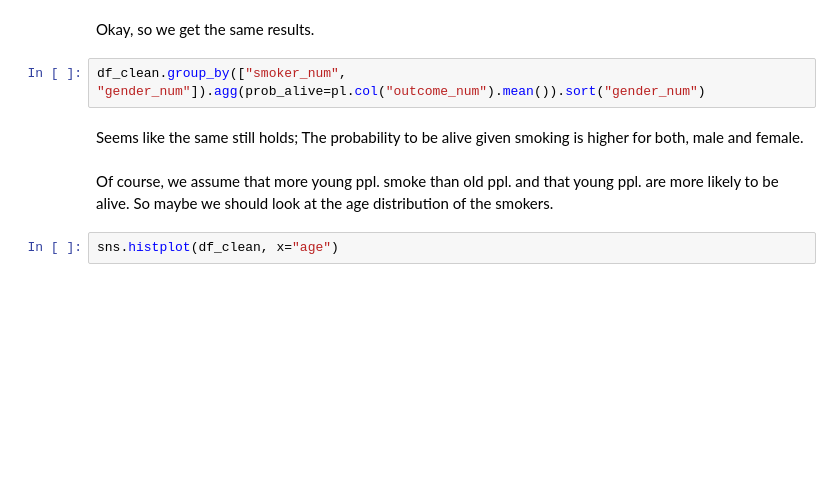
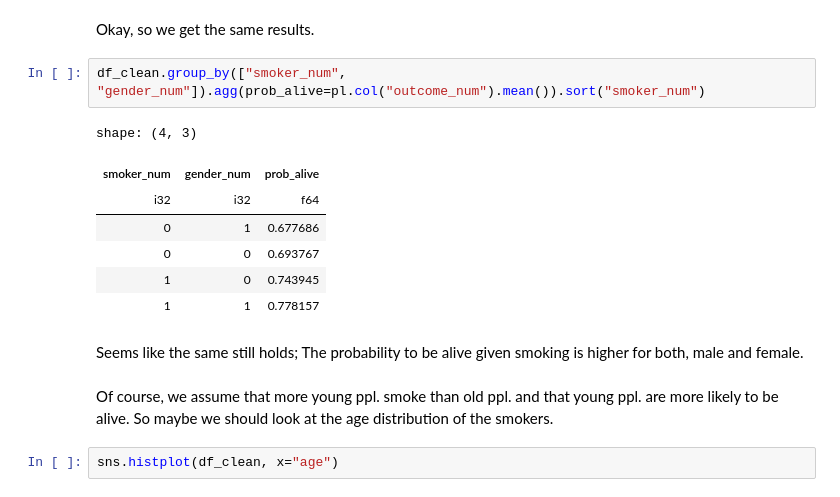
Before and after one commit to mz537/solution_ps2_ex2_simpsons_paradox, a Jupyter notebook: simpsons_paradox.ipynb, the cells around one changed output. Drawn from its saved outputs; the diff is of its cells as text; blank space fills up the shorter version.

```diff
--- a/simpsons_paradox.ipynb
+++ b/simpsons_paradox.ipynb
@@ -33,7 +90,15 @@ df_clean.group_by("smoker_num").agg(prob_alive=pl.col("outcome_num").mean())
 # %% [markdown]
 Okay, so we get the same results.
 # %%
-df_clean.group_by(["smoker_num", "gender_num"]).agg(prob_alive=pl.col("outcome_num").mean()).sort("gender_num")
+df_clean.group_by(["smoker_num", "gender_num"]).agg(prob_alive=pl.col("outcome_num").mean()).sort("smoker_num")
+# %% [output]
+shape: (4, 3)
+| smoker_num | gender_num | prob_alive |
+| i32 | i32 | f64 |
+| 0 | 1 | 0.677686 |
+| 0 | 0 | 0.693767 |
+| 1 | 0 | 0.743945 |
+| 1 | 1 | 0.778157 |
 # %% [markdown]
 Seems like the same still holds; The probability to be alive given smoking is higher for both, male and female.
 # %% [markdown]
```
Also changed, not shown: parts of 14 cells of this notebook, 1 other file.
